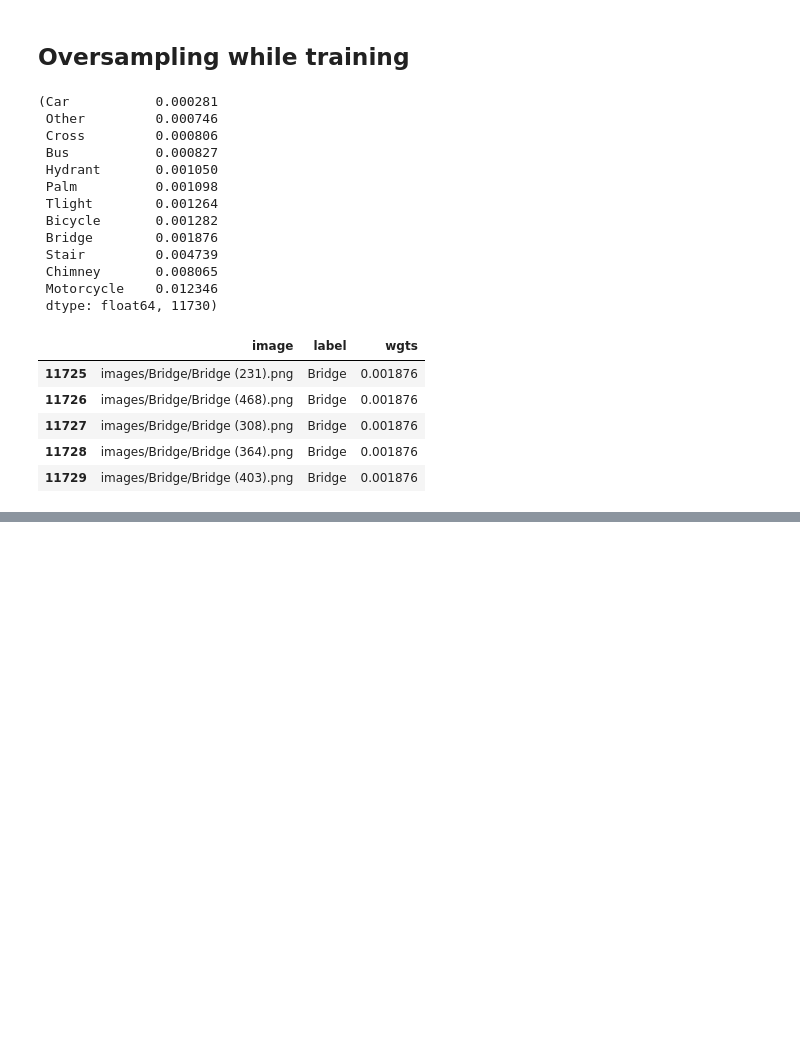
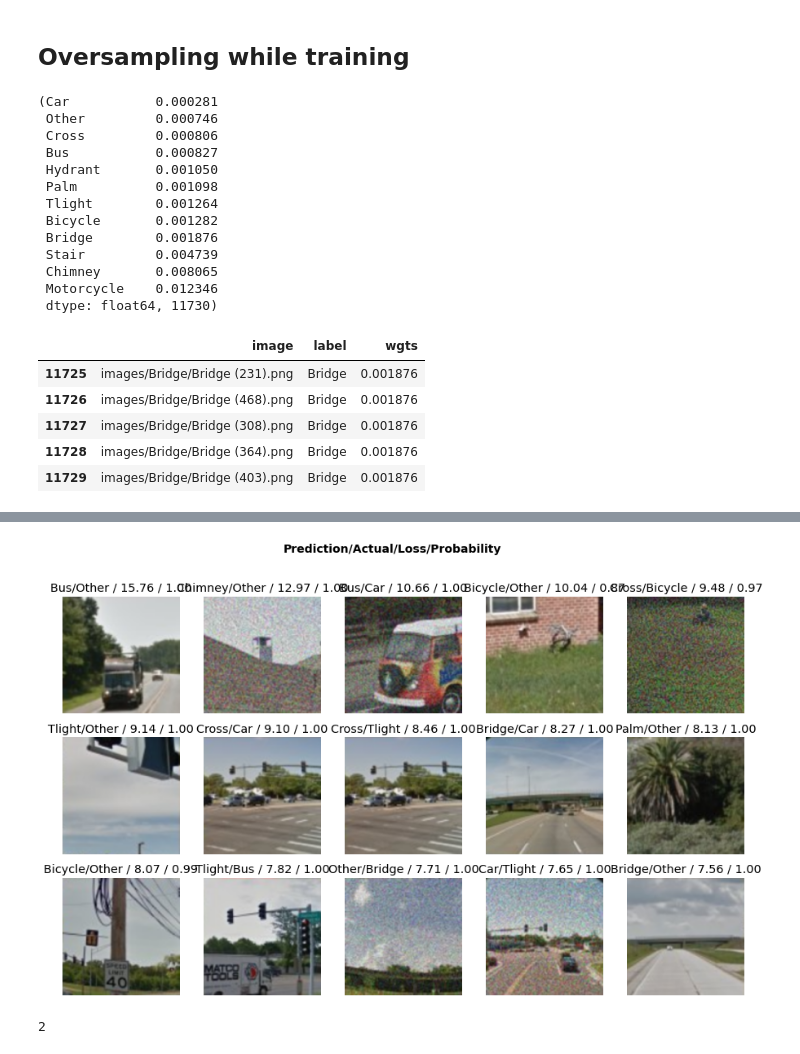
Before and after one commit to Akitsuyoshi/recaptch_breaker, a Jupyter notebook: recaptch_classifier.ipynb, the cells around one changed output, grey strips where cells are left out. Cells and saved outputs as stored; diff of their text form; code cells hidden in the pictures; blank space fills up the shorter version.

```diff
--- a/recaptch_classifier.ipynb
+++ b/recaptch_classifier.ipynb
@@ -297,2 +290,5 @@ interp.plot_confusion_matrix(), interp.most_confused(min_val=10)
 # %%
 learn.export('oversample_model.pkl')
+# %%
+interp.plot_top_losses(15)
+# %% [output]
@@ -298,0 +296,5 @@ learn.export('oversample_model.pkl')
+[figure, added]
+# %%
+1 + 1
+# %% [output]
+2
```
Also changed, not shown: parts of 13 cells of this notebook.
